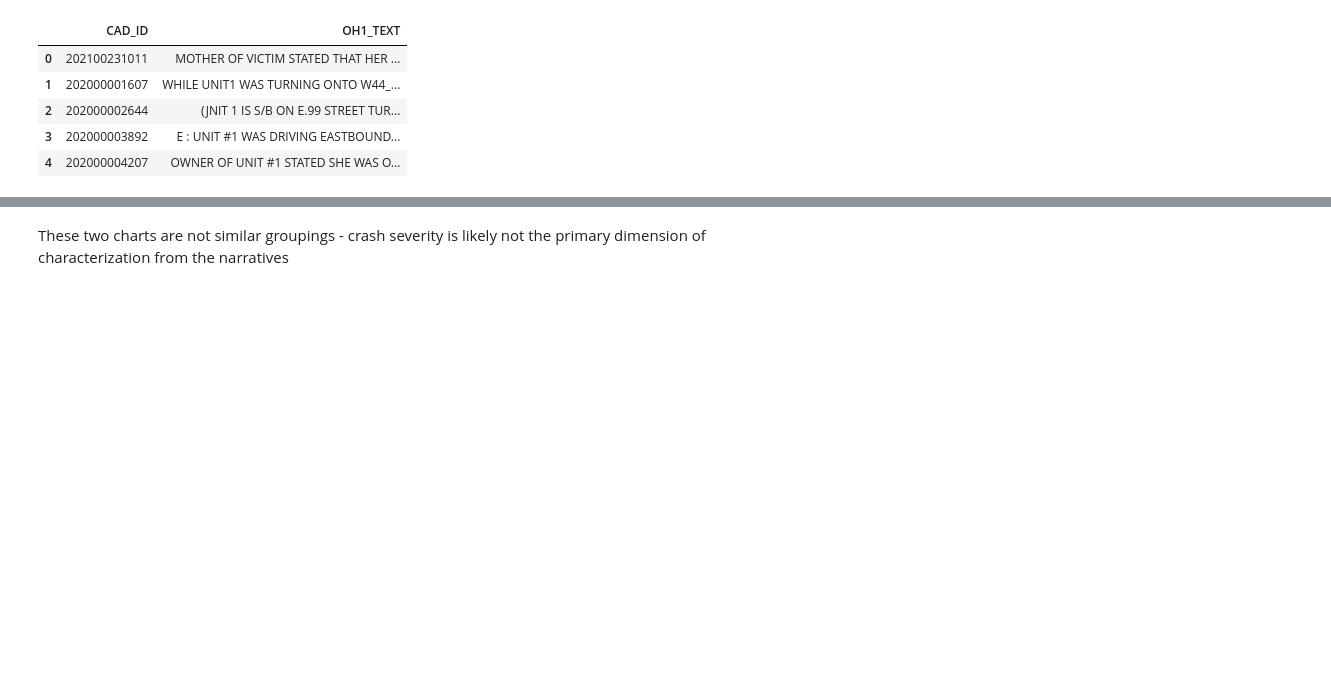
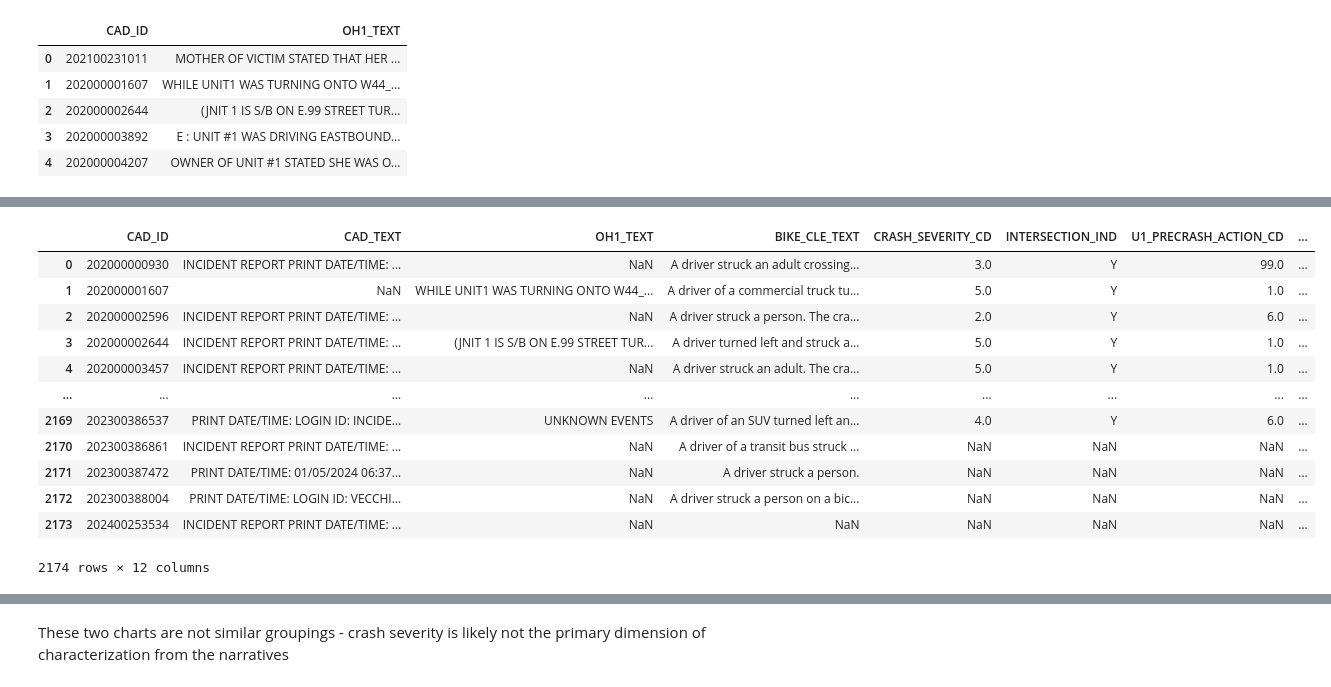
Before and after one commit to beardedDan/complete_collision_recorder, a Jupyter notebook: notebooks/preprocessing.ipynb, the cells around one changed output, grey strips where cells are left out. Cells and saved outputs as stored; diff of their text form; code cells hidden in the pictures; blank space fills up the shorter version.

```diff
--- a/notebooks/preprocessing.ipynb
+++ b/notebooks/preprocessing.ipynb
@@ -25,15 +25,3 @@ Data Directory:  /media/dzielinski06/HDD1/AI894 - Capstone/Complete Collision Re
 # Step 1: Load CSV Files
 gcat_path = os.path.join(data_dir,"raw","gcat","20240924-2136-gcat-results.csv")
 gcat_df = pd.read_csv(gcat_path)
-# %%
-def pad_and_strip_variable(var):
-    # Ensure the variable is a string and strip non-numeric characters
-    var = re.sub(r'\D', '', str(var))
-
-    # Pad with zeroes if the length is less than 12
-    if len(var) < 12:
-        padding_needed = 12 - len(var)
-        var = var[:4] + '0' * padding_needed + var[4:]
-
-    return var
-gcat_df['CAD_ID'] = gcat_df['LOCAL_REPORT_NUMBER_ID'].apply(pad_and_strip_variable)
@@ -99,0 +204,8 @@ oh1_text_df.head()
+# %%
+merged_text_df = pd.merge(cad_text_df, oh1_text_df, on='CAD_ID', how='outer', suffixes=('_cad', '_oh1'))
+
+# Merge the result with bikecle_label_df on CAD_ID
+merged_with_labels = pd.merge(merged_text_df, bikecle_label_df[['CAD_ID','BIKE_CLE_TEXT']], on='CAD_ID', how='left')
+
+# Finally, merge the result with gcat_df on CAD_ID
+training_df = pd.merge(merged_with_labels, gcat_df[['CAD_ID','CRASH_SEVERITY_CD','INTERSECTION_IND','U1_PRECRASH_ACTION_CD','U1_TURN_CD','U1_TYPE_OF_UNIT_CD','U2_PRECRASH_ACTION_CD','U2_TURN_CD','U2_TYPE_OF_UNIT_CD']], on='CAD_ID', how='left')
@@ -99,0 +218,18 @@ oh1_text_df.head()
+# %%
+# training_df[training_df['CRASH_SEVERITY_CD'].isnull() & training_df['OH1_TEXT'].notull()]
+# training_df[training_df['OH1_TEXT'].notnull()]
+training_df
+# %% [output]
+|  | CAD_ID | CAD_TEXT | OH1_TEXT | BIKE_CLE_TEXT | CRASH_SEVERITY_CD | INTERSECTION_IND | U1_PRECRASH_ACTION_CD | ... |
+| 0 | 202000000930 | INCIDENT REPORT PRINT DATE/TIME: ... | NaN | A driver struck an adult crossing... | 3.0 | Y | 99.0 | ... |
+| 1 | 202000001607 | NaN | WHILE UNIT1 WAS TURNING ONTO W44_... | A driver of a commercial truck tu... | 5.0 | Y | 1.0 | ... |
+| 2 | 202000002596 | INCIDENT REPORT PRINT DATE/TIME: ... | NaN | A driver struck a person. The cra... | 2.0 | Y | 6.0 | ... |
+| 3 | 202000002644 | INCIDENT REPORT PRINT DATE/TIME: ... | (JNIT 1 IS S/B ON E.99 STREET TUR... | A driver turned left and struck a... | 5.0 | Y | 1.0 | ... |
+| 4 | 202000003457 | INCIDENT REPORT PRINT DATE/TIME: ... | NaN | A driver struck an adult. The cra... | 5.0 | Y | 1.0 | ... |
+| ... | ... | ... | ... | ... | ... | ... | ... | ... |
+| 2169 | 202300386537 | PRINT DATE/TIME: LOGIN ID: INCIDE... | UNKNOWN EVENTS | A driver of an SUV turned left an... | 4.0 | Y | 6.0 | ... |
+| 2170 | 202300386861 | INCIDENT REPORT PRINT DATE/TIME: ... | NaN | A driver of a transit bus struck ... | NaN | NaN | NaN | ... |
+| 2171 | 202300387472 | PRINT DATE/TIME: 01/05/2024 06:37... | NaN | A driver struck a person. | NaN | NaN | NaN | ... |
+| 2172 | 202300388004 | PRINT DATE/TIME: LOGIN ID: VECCHI... | NaN | A driver struck a person on a bic... | NaN | NaN | NaN | ... |
+| 2173 | 202400253534 | INCIDENT REPORT PRINT DATE/TIME: ... | NaN | NaN | NaN | NaN | NaN | ... |
+2174 rows × 12 columns
```
Also changed, not shown: parts of 46 cells of this notebook, 18 other files.
